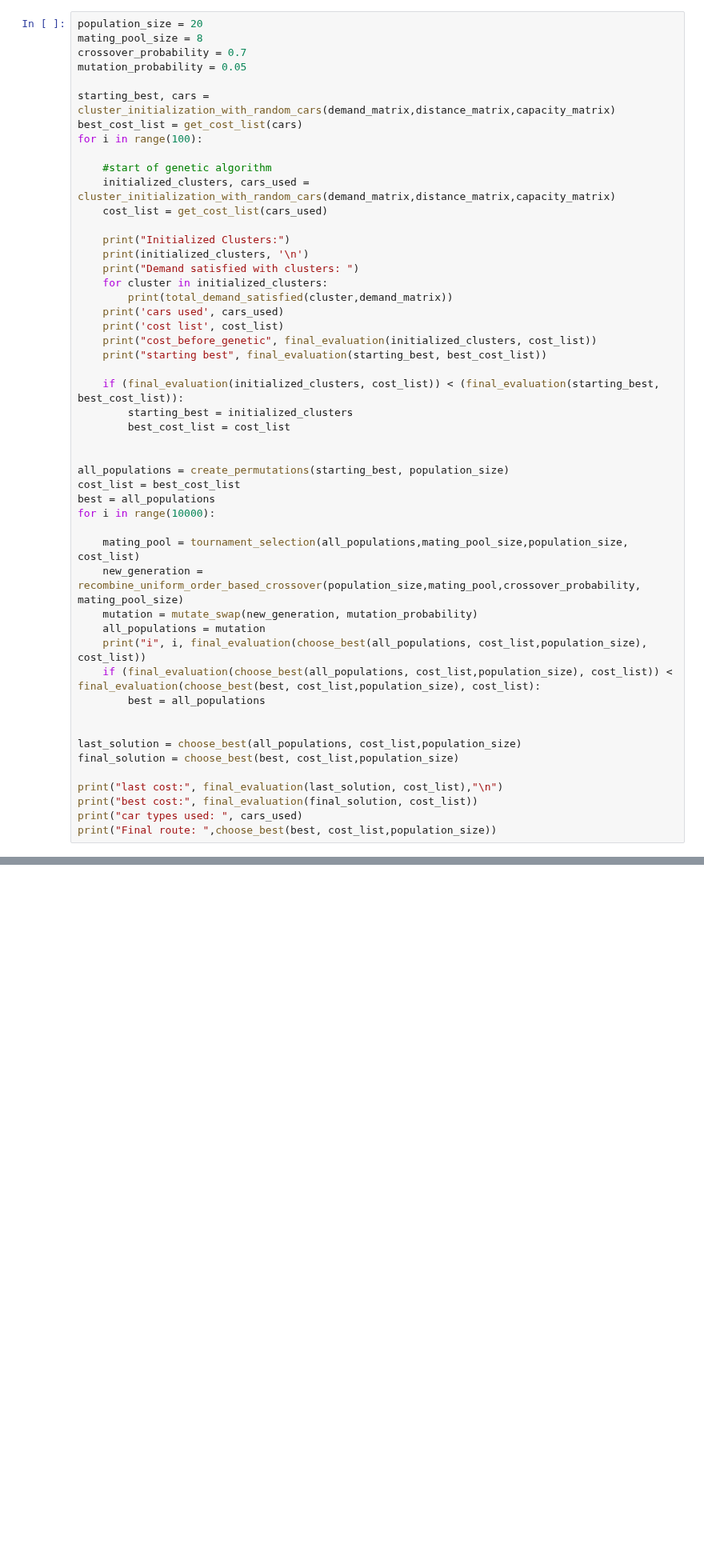
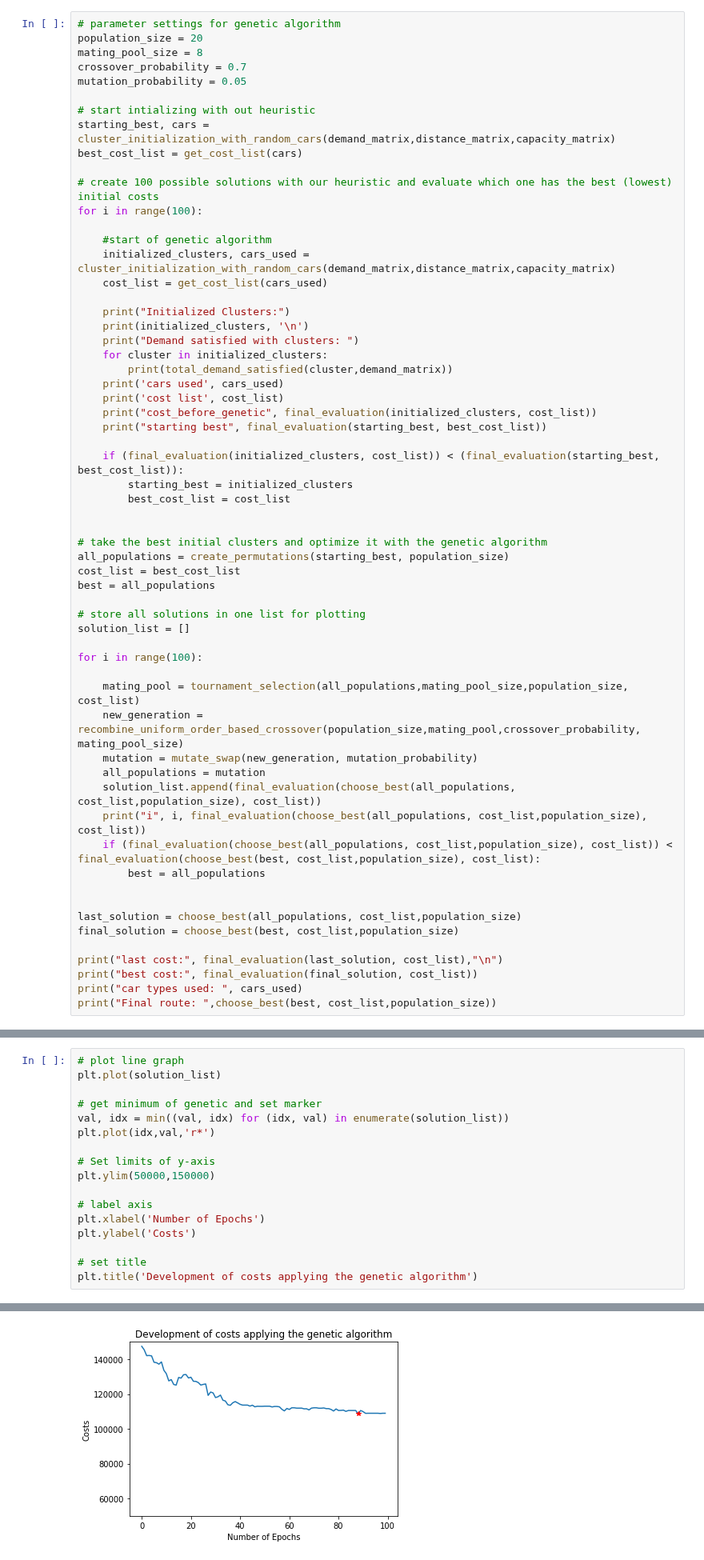
Before and after one commit to pphilihpp/NatureInspiredAlgorithms, a Jupyter notebook: Endproject/Heuristics_VRP.ipynb, the cells around one changed output, grey strips where cells are left out. Shown at 80% size. Cells and saved outputs as stored; diff of their text form; blank space fills up the shorter version.

Commit message:
Commenting notebook and plotting

```diff
--- a/Endproject/Heuristics_VRP.ipynb
+++ b/Endproject/Heuristics_VRP.ipynb
@@ -514,11 +548,15 @@ def choose_best(all_populations, cost_list,population_size):
 # %%
+# parameter settings for genetic algorithm
 population_size = 20
 mating_pool_size = 8
 crossover_probability = 0.7
 mutation_probability = 0.05
 
+# start intializing with out heuristic
 starting_best, cars = cluster_initialization_with_random_cars(demand_matrix,distance_matrix,capacity_matrix)
 best_cost_list = get_cost_list(cars)
+
+# create 100 possible solutions with our heuristic and evaluate which one has the best (lowest) initial costs
 for i in range(100):
 
     #start of genetic algorithm
@@ -540,15 +578,21 @@ for i in range(100):
         best_cost_list = cost_list
 
 
+# take the best initial clusters and optimize it with the genetic algorithm
 all_populations = create_permutations(starting_best, population_size)
 cost_list = best_cost_list
 best = all_populations
-for i in range(10000):
+
+# store all solutions in one list for plotting
+solution_list = []
+
+for i in range(100):
 
     mating_pool = tournament_selection(all_populations,mating_pool_size,population_size, cost_list)
     new_generation = recombine_uniform_order_based_crossover(population_size,mating_pool,crossover_probability, mating_pool_size)
     mutation = mutate_swap(new_generation, mutation_probability)
     all_populations = mutation
+    solution_list.append(final_evaluation(choose_best(all_populations, cost_list,population_size), cost_list))
     print("i", i, final_evaluation(choose_best(all_populations, cost_list,population_size), cost_list))
     if (final_evaluation(choose_best(all_populations, cost_list,population_size), cost_list)) < final_evaluation(choose_best(best, cost_list,population_size), cost_list):
         best = all_populations
@@ -581,0 +628,18 @@ Final route:  [[0, 51, 99, 11, 30, 92, 65, 90, 5, 77, 93, 68, 12, 73, 3, 4, 59,
+# %%
+# plot line graph
+plt.plot(solution_list)
+
+# get minimum of genetic and set marker
+val, idx = min((val, idx) for (idx, val) in enumerate(solution_list))
+plt.plot(idx,val,'r*')
+
+# Set limits of y-axis
+plt.ylim(50000,150000)
+
+# label axis
+plt.xlabel('Number of Epochs')
+plt.ylabel('Costs')
+
+# set title
+plt.title('Development of costs applying the genetic algorithm')
+# %% [output]
@@ -581,0 +647 @@ Final route:  [[0, 51, 99, 11, 30, 92, 65, 90, 5, 77, 93, 68, 12, 73, 3, 4, 59,
+[figure, added]
```
Also changed, not shown: parts of 30 cells of this notebook.
